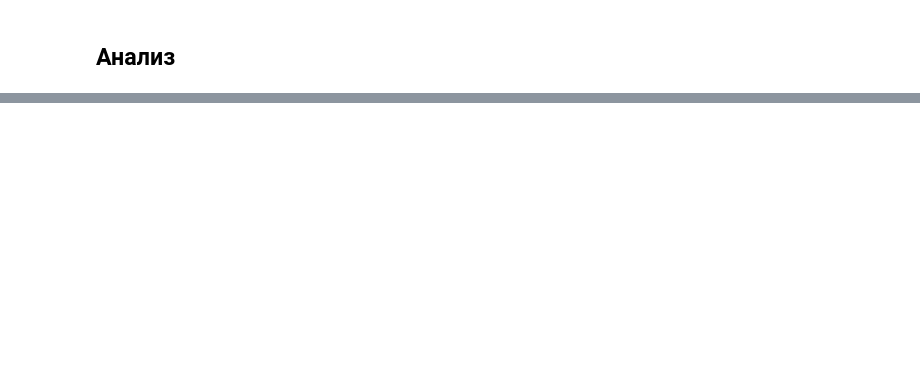
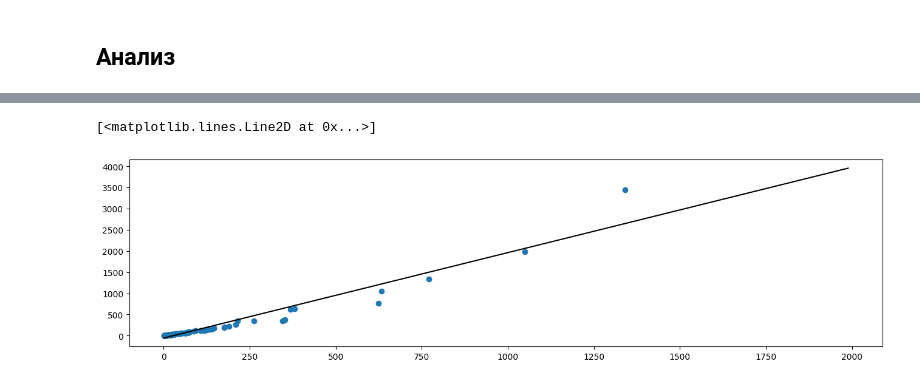
Before and after one commit to AnvarShagvaleev/SearchForNewMethods, a Jupyter notebook: Main.ipynb, the cells around one changed output, grey strips where cells are left out. Saved outputs shown, nothing was run; the diff lists cells and outputs as text; code cells hidden in the pictures; blank space fills up the shorter version.

```diff
--- a/Main.ipynb
+++ b/Main.ipynb
@@ -262,0 +217,9 @@ MakeDendogram(test_data, output2[2])
+# %%
+med_ultras = [Ultradists[ult] for ult in med_ind]
+# %%
+emed_ult = med_ultras[0]
+# %%
+x1 = emed_ult[:-2]
+x2 = emed_ult[1:-1]
+y = emed_ult[2:]
+emed_data = pd.DataFrame({'x1': x1, 'x2': x2, 'y': y})
@@ -262,0 +229,3 @@ MakeDendogram(test_data, output2[2])
+# %%
+X = emed_data[['x1', 'x2']]
+y = emed_data[['y']]
@@ -262,0 +258,8 @@ MakeDendogram(test_data, output2[2])
+# %%
+fig = plt.figure()
+fig.set_size_inches(16, 4)
+plt.scatter(X['x1'], y)
+plt.plot(np.linspace(0,1989, 1000), 2.01878026 * np.linspace(0,1989, 1000) -57.20636001, color='k')
+# %% [output]
+[<matplotlib.lines.Line2D at 0x...>]
+[figure, added]
```
Also changed, not shown: parts of 34 cells of this notebook, 26 other files.
